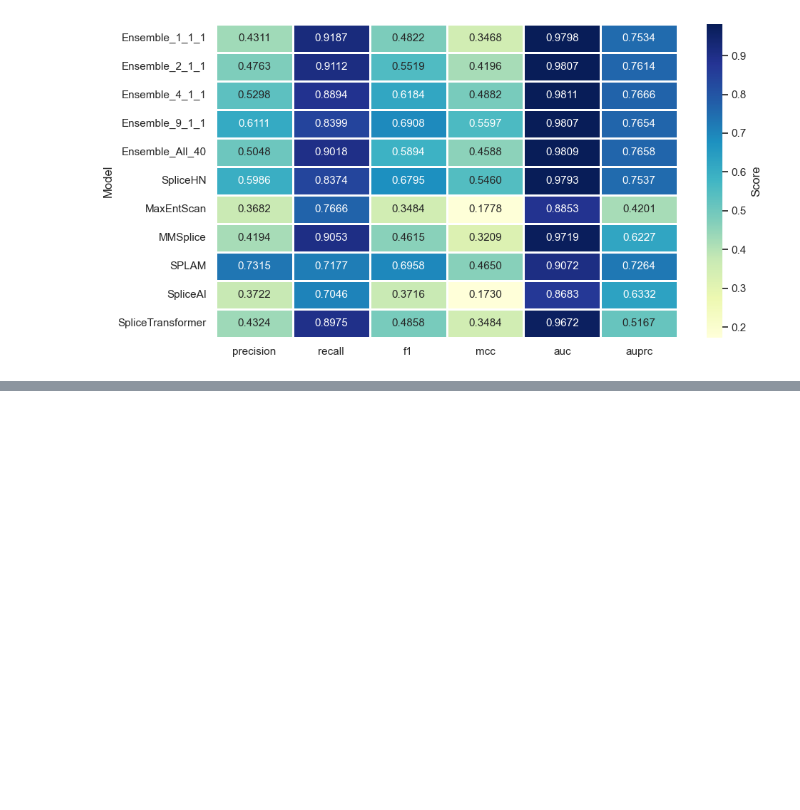
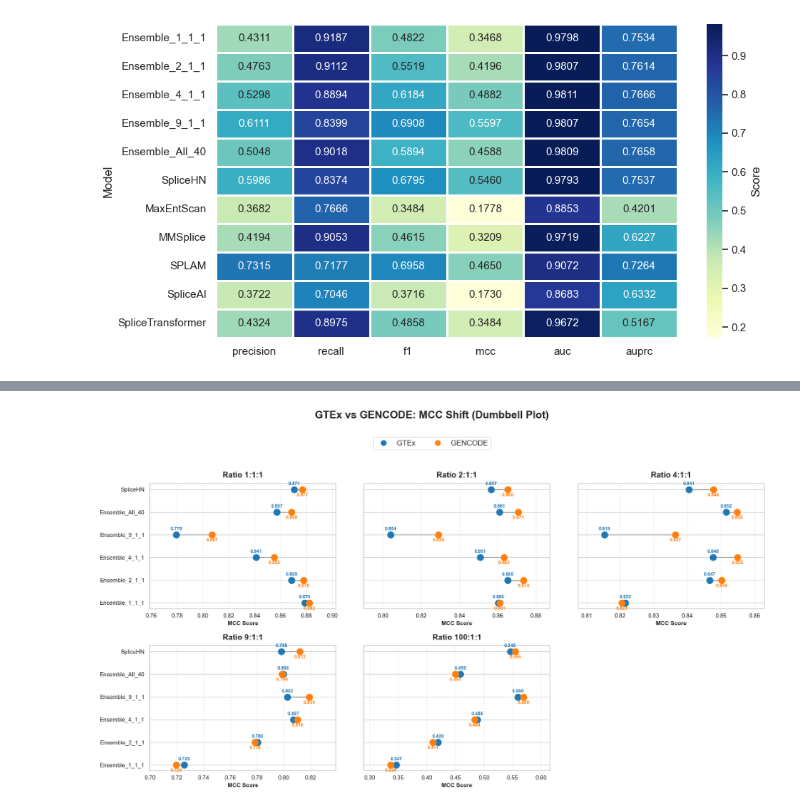
Before and after one commit to 36JungKwan/Bio_sequence_Research_AITALAB, a Jupyter notebook: benchmark/task1_splicing_prediction/Visualization/a.ipynb, the cells around one changed output, grey strips where cells are left out. Saved outputs shown, nothing was run; the diff lists cells and outputs as text; code cells hidden in the pictures; blank space fills up the shorter version.

```diff
--- a/benchmark/task1_splicing_prediction/Visualization/a.ipynb
+++ b/benchmark/task1_splicing_prediction/Visualization/a.ipynb
@@ -630,0 +1129,53 @@ plot_heatmap_hardest_case()
+# %%
+fig, axes = plt.subplots(2, 3, figsize=(18, 10))
+axes = axes.flatten()
+fig.delaxes(axes[5])
+
+sns.set_theme(style="whitegrid")
+models = df['Model'].unique()
+
+for i, ratio in enumerate(ratio_order):
+    ax = axes[i]
+    subset = df[df['Ratio'] == ratio]
+
+    # Biến đổi data thành dạng ma trận để dễ lấy cặp GTEx - GENCODE
+    pivot = subset.pivot(index='Model', columns='Dataset', values='MCC').reindex(models)
+    y_positions = np.arange(len(models))
+
+    for y_pos, model_name in zip(y_positions, models):
+        val_gtex = pivot.loc[model_name, 'GTEx']
+        val_gencode = pivot.loc[model_name, 'GENCODE']
+
+        # Vẽ đường nối (tay cầm quả tạ)
+        ax.plot([val_gtex, val_gencode], [y_pos, y_pos], color='grey', zorder=1, linewidth=2, alpha=0.6)
+
+        # Vẽ 2 quả tạ
+        ax.scatter(val_gtex, y_pos, color=dataset_colors['GTEx'], s=150, zorder=2)
+        ax.scatter(val_gencode, y_pos, color=dataset_colors['GENCODE'], s=150, zorder=2)
+
+        # Gắn con số kế bên quả tạ
+        ax.text(val_gtex, y_pos + 0.15, f'{val_gtex:.3f}', ha='center', va='bottom', fontsize=9, color=dataset_colors['GTEx'], fontweight='bold')
+        ax.text(val_gencode, y_pos - 0.15, f'{val_gencode:.3f}', ha='center', va='top', fontsize=9, color=dataset_colors['GENCODE'], fontweight='bold')
+
+    # Zoom cận cảnh
+    x_min, x_max = pivot.min().min(), pivot.max().max()
+    x_range = x_max - x_min if x_max != x_min else 0.1
+    ax.set_xlim(x_min - x_range * 0.2, x_max + x_range * 0.2)
+
+    ax.set_yticks(y_positions)
+    ax.set_yticklabels(models if i in [0, 3] else [])
+
+    ax.set_title(f'Ratio {ratio}', fontsize=15, fontweight='bold', pad=12)
+    ax.set_xlabel('MCC Score', fontsize=11, fontweight='bold')
+    ax.grid(axis='x', linestyle='--', alpha=0.5)
+
+# Tạo Legend
+legend_elements = [plt.Line2D([0], [0], marker='o', color='w', markerfacecolor=c, markersize=12, label=ds) for ds, c in dataset_colors.items()]
+fig.legend(handles=legend_elements, loc='upper center', bbox_to_anchor=(0.5, 0.96), ncol=2, fontsize=14)
+
+fig.suptitle('GTEx vs GENCODE: MCC Shift (Dumbbell Plot)', fontsize=20, fontweight='bold', y=1.02)
+plt.tight_layout(rect=[0, 0, 1, 0.92])
+plt.subplots_adjust(hspace=0.3, wspace=0.15)
+plt.show()
+# %% [output]
+[figure, added]
```
Also changed, not shown: parts of 8 cells of this notebook, 2 other files.
